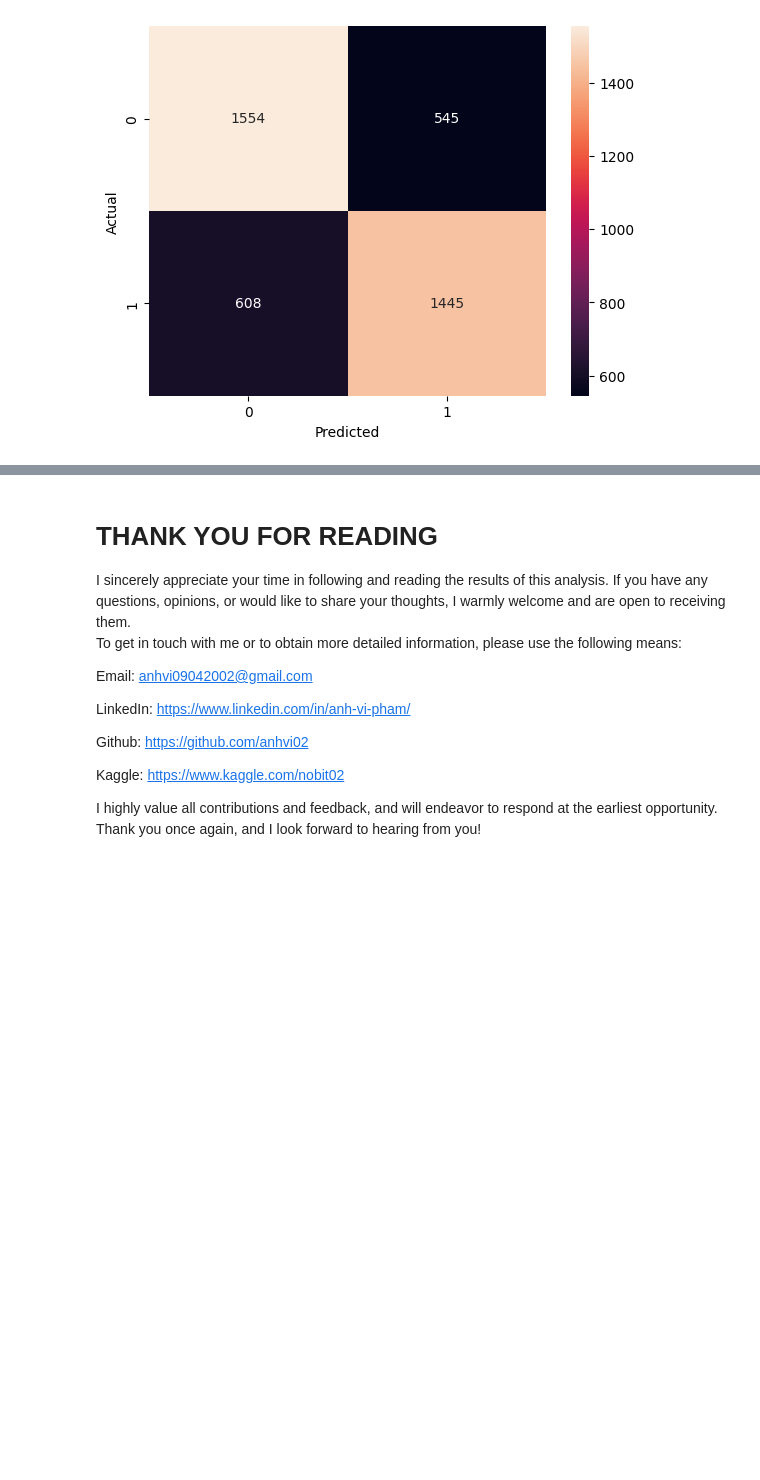
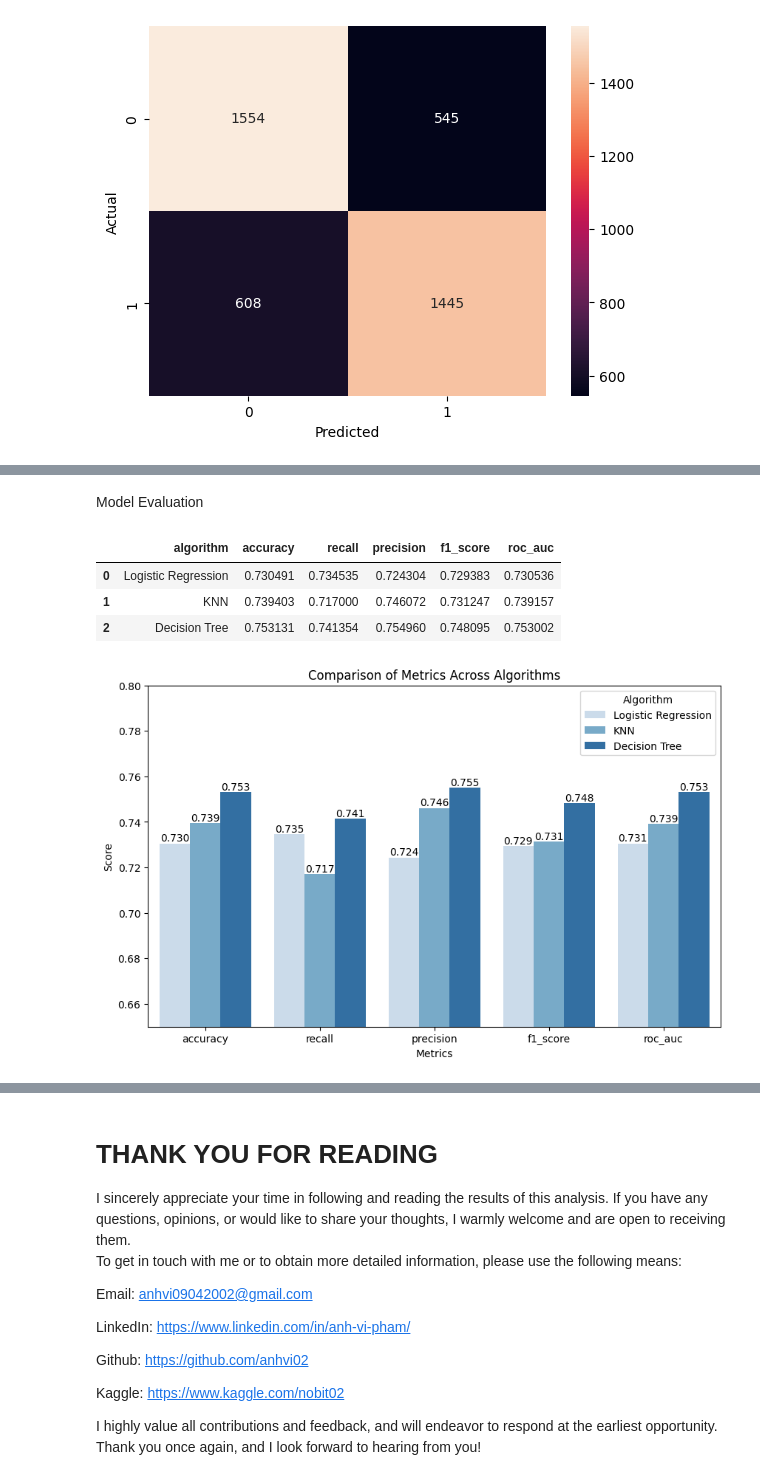
Before and after one commit to anhvi02/EDA_AirBnb, a Jupyter notebook: EDA_AirBnB.ipynb, the cells around one changed output, grey strips where cells are left out. Cells and saved outputs as stored; diff of their text form; code cells hidden in the pictures; blank space fills up the shorter version.

Commit message:
update model optimization

```diff
--- a/EDA_AirBnB.ipynb
+++ b/EDA_AirBnB.ipynb
@@ -723,0 +770,2 @@ weighted avg       0.72      0.72      0.72      4152
+# %% [markdown]
+Model Evaluation
@@ -723,0 +784,49 @@ weighted avg       0.72      0.72      0.72      4152
+# %%
+# initialize models (optimized from GridSearch
+
+lr = LogisticRegression(**optimized_params['Logistic Regression'])
+knn = KNeighborsClassifier(**optimized_params['KNN'])
+dt = DecisionTreeClassifier(**optimized_params['Decision Tree'])
+
+# innitialize a list to save results of models
+list_result = []
+
+# train and extract results
+models = [lr, knn, dt]
+models_name = ['Logistic Regression', 'KNN', 'Decision Tree']
+
+for model, name in zip(models, models_name):
+    model.fit(x_train, y_train)
+    y_pred = model.predict(x_test)
+    model_result = extract_results(algorithm=name, y_true=y_test, y_pred=y_pred, target_class=1)
+    list_result.append(model_result)
+
+df_result = pd.DataFrame(list_result)
+df_result
+# %% [output]
+|  | algorithm | accuracy | recall | precision | f1_score | roc_auc |
+| 0 | Logistic Regression | 0.730491 | 0.734535 | 0.724304 | 0.729383 | 0.730536 |
+| 1 | KNN | 0.739403 | 0.717000 | 0.746072 | 0.731247 | 0.739157 |
+| 2 | Decision Tree | 0.753131 | 0.741354 | 0.754960 | 0.748095 | 0.753002 |
+# %%
+import pandas as pd
+import seaborn as sns
+import matplotlib.pyplot as plt
+
+# Melt the DataFrame to have a single column for metrics
+df_melted = pd.melt(df_result, id_vars='algorithm', value_vars=['accuracy', 'recall', 'precision', 'f1_score', 'roc_auc'])
+
+# Plot using Seaborn
+plt.figure(figsize=(10, 6))
+ax = sns.barplot(x='variable', y='value', hue='algorithm', data=df_melted, palette='Blues')
+plt.title('Comparison of Metrics Across Algorithms')
+plt.xlabel('Metrics')
+plt.ylabel('Score')
+plt.ylim(0.65,0.8)
+plt.legend(title='Algorithm')
+
+for container in ax.containers:
+    ax.bar_label(container, fmt='%.3f')
+plt.show()
+# %% [output]
+[figure, added]
```
Also changed, not shown: parts of 7 cells of this notebook.
